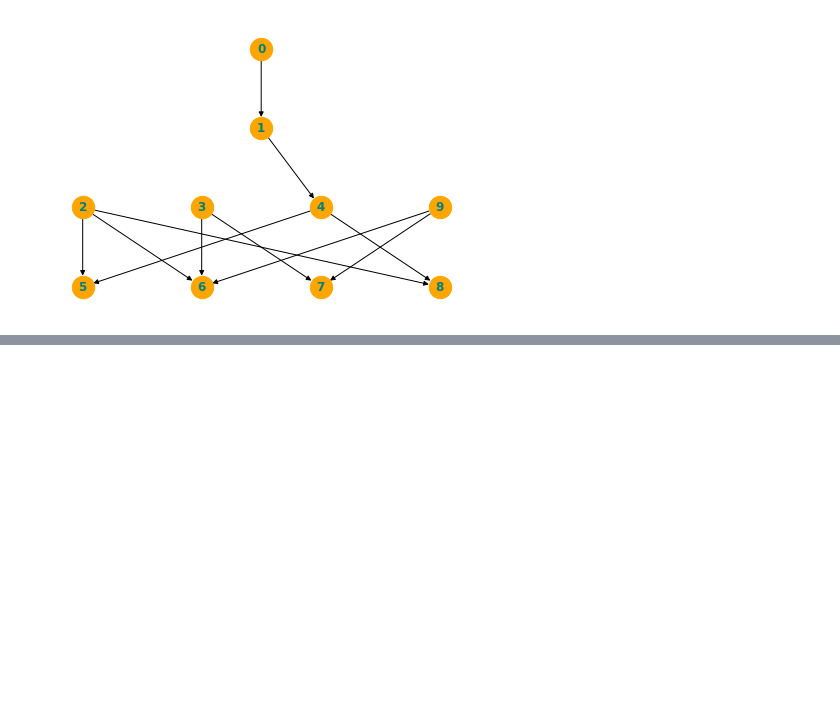
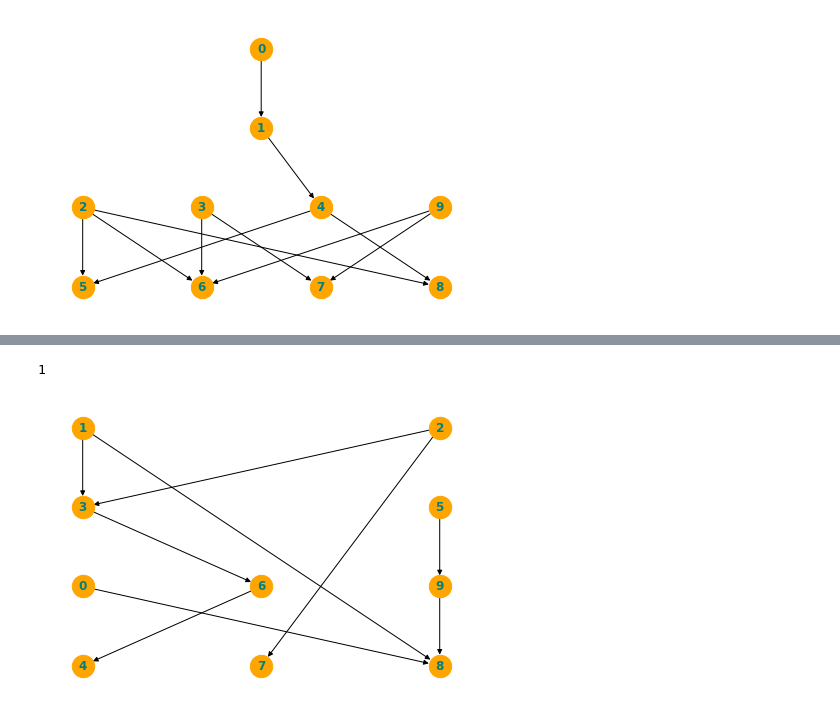
Before and after one commit to sbkandola/Finite-Spaces, a Jupyter notebook: Random Space Tests.ipynb, the cells around one changed output, grey strips where cells are left out. Cells and saved outputs as stored; diff of their text form; code cells hidden in the pictures; blank space fills up the shorter version.

```diff
--- a/Random Space Tests.ipynb
+++ b/Random Space Tests.ipynb
@@ -55,0 +145,6 @@ spaces.remove(spaces[6])
+# %%
+space_cats[5][0].drawHasse()
+BG.get_brute_gcat(space_cats[5][0])
+# %% [output]
+1
+[figure, added]
```
Also changed, not shown: parts of 18 cells of this notebook.
